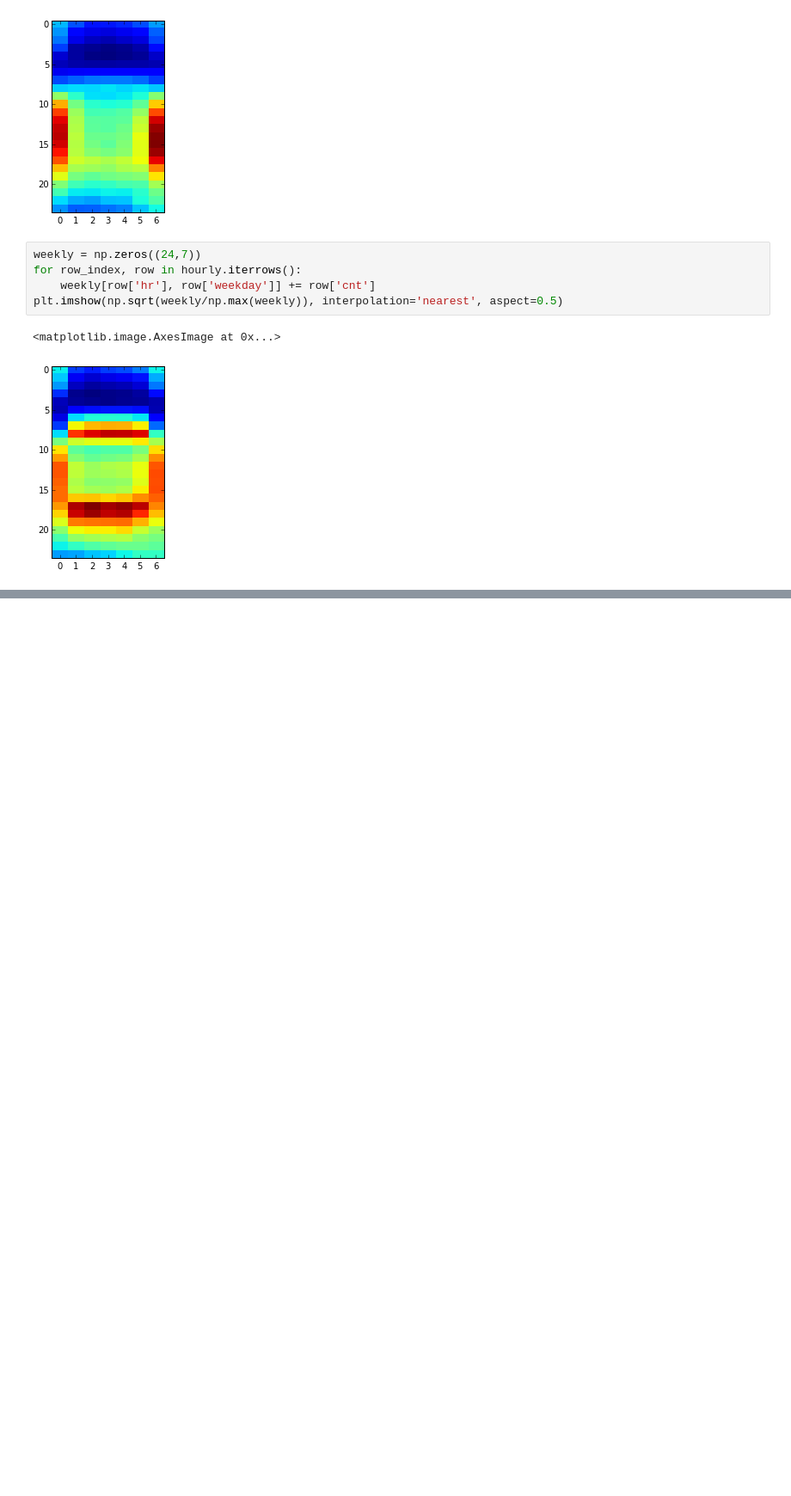
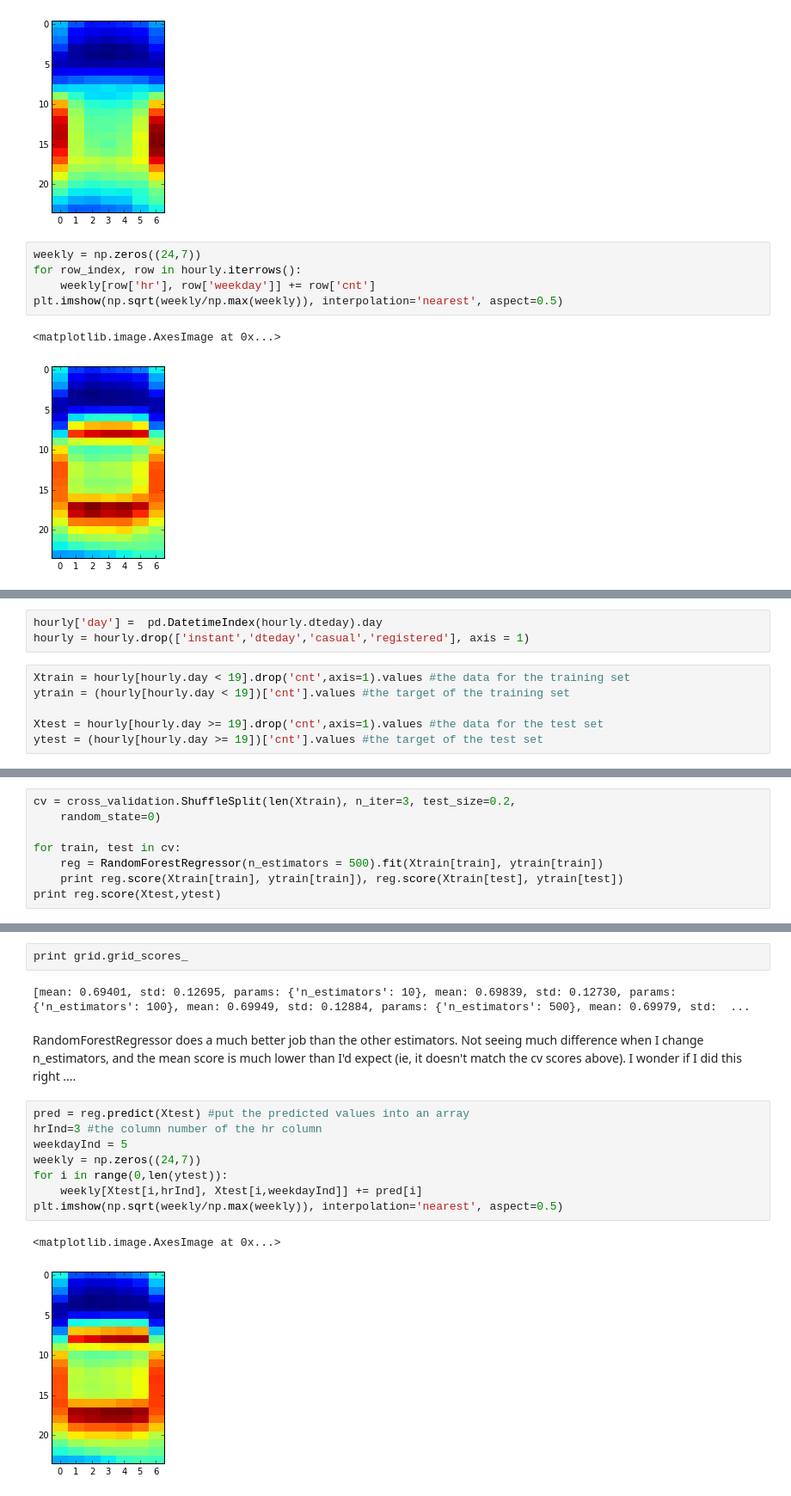
Before and after one commit to ericjhilton/bike-share-ML, a Jupyter notebook: bikeShareHourly.ipynb, the cells around one changed output, grey strips where cells are left out. Shown: that part at 86% size. Saved outputs shown, nothing was run; the diff lists cells and outputs as text; blank space fills up the shorter version.

Commit message:
-tried Random Forest, used cross validation, ran grid search -starting making a few plots to analyze the difference between the predictions and the test

```diff
--- a/bikeShareHourly.ipynb
+++ b/bikeShareHourly.ipynb
@@ -71,0 +92,9 @@ plt.imshow(np.sqrt(weekly/np.max(weekly)), interpolation='nearest', aspect=0.5)
+# %%
+hourly['day'] =  pd.DatetimeIndex(hourly.dteday).day
+hourly = hourly.drop(['instant','dteday','casual','registered'], axis = 1)
+# %%
+Xtrain = hourly[hourly.day < 19].drop('cnt',axis=1).values #the data for the training set
+ytrain = (hourly[hourly.day < 19])['cnt'].values #the target of the training set
+
+Xtest = hourly[hourly.day >= 19].drop('cnt',axis=1).values #the data for the test set
+ytest = (hourly[hourly.day >= 19])['cnt'].values #the target of the test set
@@ -71,0 +118,8 @@ plt.imshow(np.sqrt(weekly/np.max(weekly)), interpolation='nearest', aspect=0.5)
+# %%
+cv = cross_validation.ShuffleSplit(len(Xtrain), n_iter=3, test_size=0.2,
+    random_state=0)
+
+for train, test in cv:
+    reg = RandomForestRegressor(n_estimators = 500).fit(Xtrain[train], ytrain[train])
+    print reg.score(Xtrain[train], ytrain[train]), reg.score(Xtrain[test], ytrain[test])
+print reg.score(Xtest,ytest)
@@ -71,0 +142,17 @@ plt.imshow(np.sqrt(weekly/np.max(weekly)), interpolation='nearest', aspect=0.5)
+# %%
+print grid.grid_scores_
+# %% [output]
+[mean: 0.69401, std: 0.12695, params: {'n_estimators': 10}, mean: 0.69839, std: 0.12730, params: {'n_estimators': 100}, mean: 0.69949, std: 0.12884, params: {'n_estimators': 500}, mean: 0.69979, std:  ...
+# %% [markdown]
+RandomForestRegressor does a much better job than the other estimators. Not seeing much difference when I change n_estimators, and the mean score is much lower than I'd expect (ie, it doesn't match the cv scores above). I wonder if I did this right ....
+# %%
+pred = reg.predict(Xtest) #put the predicted values into an array
+hrInd=3 #the column number of the hr column
+weekdayInd = 5
+weekly = np.zeros((24,7))
+for i in range(0,len(ytest)):
+    weekly[Xtest[i,hrInd], Xtest[i,weekdayInd]] += pred[i]
+plt.imshow(np.sqrt(weekly/np.max(weekly)), interpolation='nearest', aspect=0.5)
+# %% [output]
+<matplotlib.image.AxesImage at 0x...>
+[figure, added]
```
Also changed, not shown: parts of 7 cells of this notebook.
